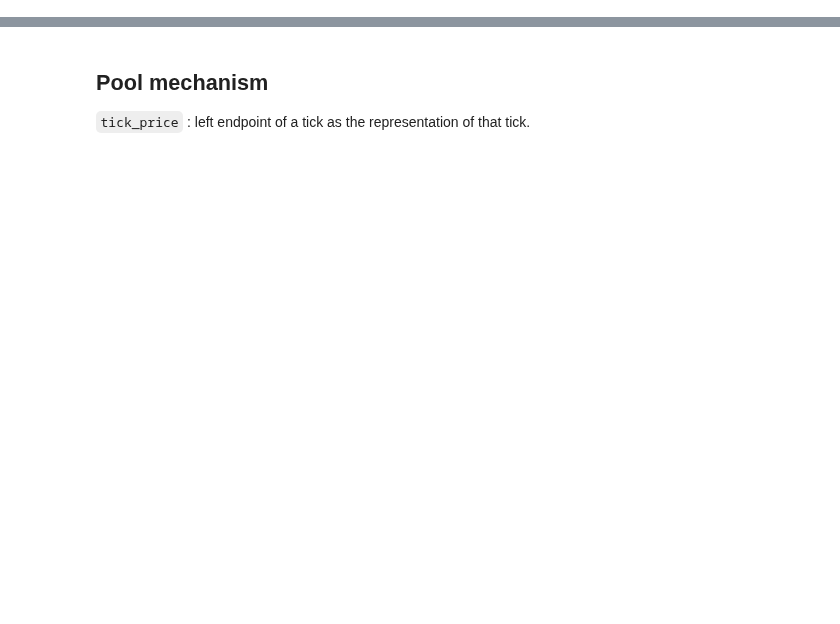
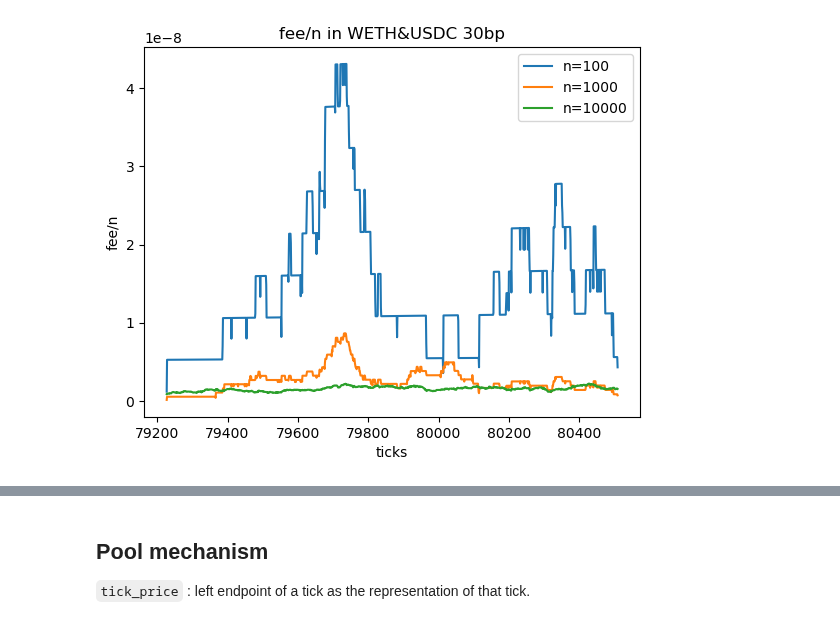
Before and after one commit to std92050/AMM, a Jupyter notebook: LP strategy/LP.ipynb, the cells around one changed output, grey strips where cells are left out. Saved outputs shown, nothing was run; the diff lists cells and outputs as text; code cells hidden in the pictures; blank space fills up the shorter version.

```diff
--- a/LP strategy/LP.ipynb
+++ b/LP strategy/LP.ipynb
@@ -6,0 +58,40 @@ import pandas as pd
+# %%
+#some demo
+df_all = pd.read_csv("C:/Users/std92/OneDrive/文件/AMM/other's notes and codes/token_style/Data/all_assets.csv",index_col='datetime')
+df_all.index= df_all.index.astype('str')
+df_all.index=df_all.index.str.replace(r'[+-]\d{2}:\d{2}$', '', regex=True)
+df_all.index = pd.to_datetime(df_all.index)
+df_all = df_all[df_all['dT']=='1H'].copy()
+
+df_all= df_all[df_all['label']=='arb_3000'].copy()
+df_all= df_all[df_all['token']=='WETH & USDC'].copy()
+# %%
+price_array = df_all['close'].values
+a1 = fee_per_L(price_array[:100])
+a2 = fee_per_L(price_array[:1000])
+a3 = fee_per_L(price_array[:10000])
+
+a1_tk = np.array(list(a1.keys()))
+a2_tk = np.array(list(a1.keys()))
+a3_tk = np.array(list(a3.keys()))
+
+tk= np.intersect1d(np.intersect1d(a1_tk,a2_tk),a3_tk)
+
+f1_0 = np.array([a1[t] for t in tk])[:,0]/100
+f2_0 = np.array([a2[t] for t in tk])[:,0]/1000
+f3_0 = np.array([a3[t] for t in tk])[:,0]/10000
+
+f1_1 = np.array([a1[t]*tick_2_price(t) for t in tk])[:,1]/100
+f2_1 = np.array([a2[t]*tick_2_price(t) for t in tk])[:,1]/1000
+f3_1 = np.array([a3[t]*tick_2_price(t) for t in tk])[:,1]/10000
+# %%
+plt.plot(tk,f1_0+f1_1,label='n=100')
+plt.plot(tk,f2_0+f2_1,label='n=1000')
+plt.plot(tk,f3_0+f3_1,label='n=10000')
+plt.legend()
+plt.xlabel('ticks')
+plt.ylabel('fee/n')
+plt.title('fee/n in WETH&USDC 30bp')
+plt.show()
+# %% [output]
+[figure, added]
```
Also changed, not shown: parts of 101 cells of this notebook, 3 other files.
